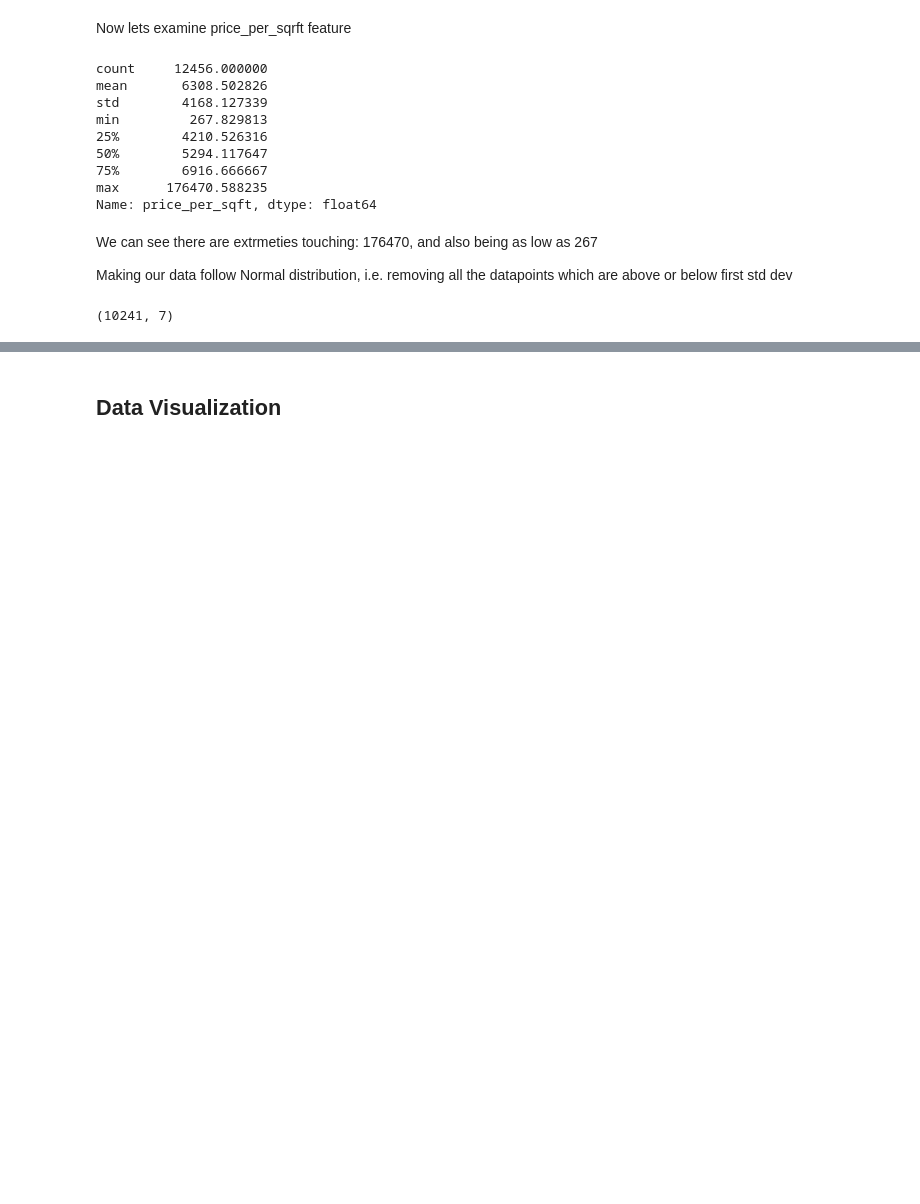
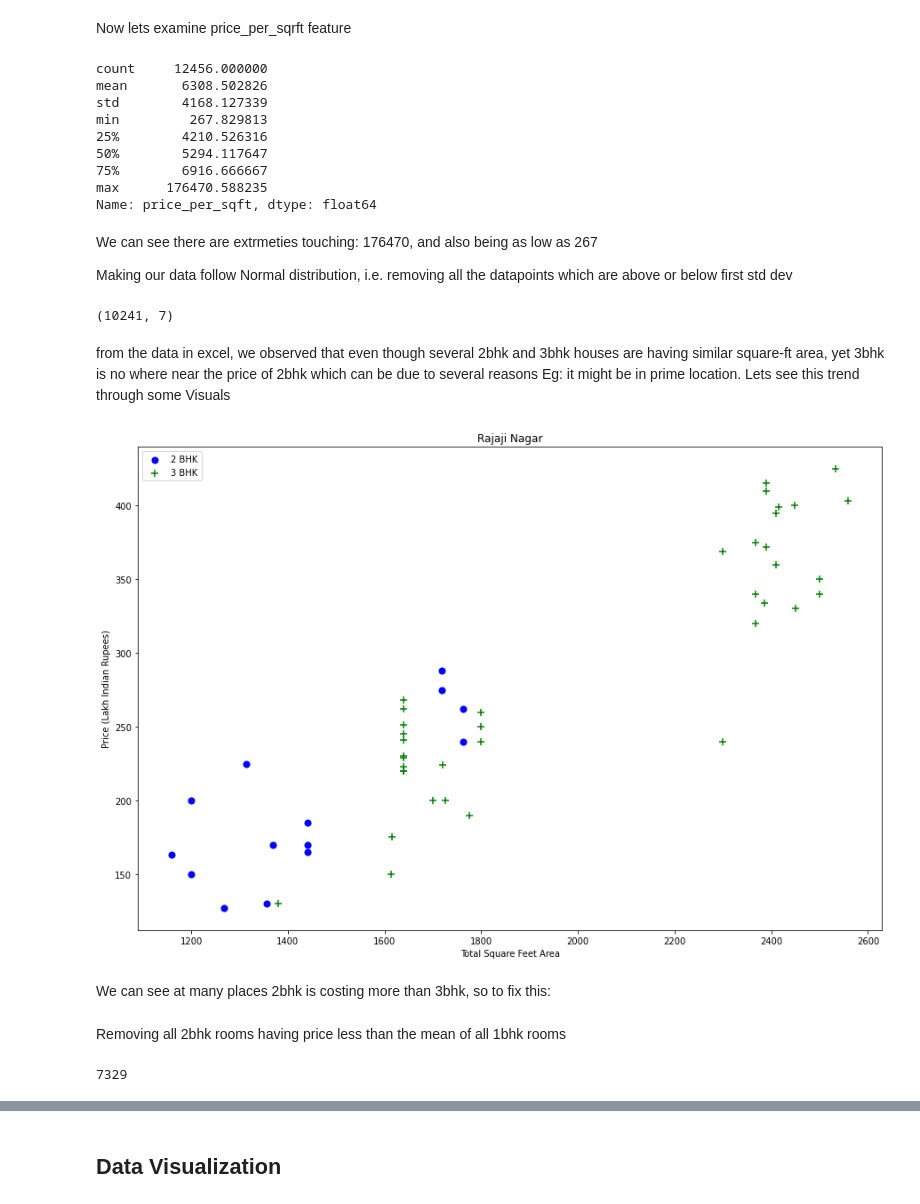
Before and after one commit to SiddharthaVarshney/Bengaluru-house-price-prediction, a Jupyter notebook: src/price_predictor.ipynb, the cells around one changed output, grey strips where cells are left out. Cells and saved outputs as stored; diff of their text form; code cells hidden in the pictures; blank space fills up the shorter version.

```diff
--- a/src/price_predictor.ipynb
+++ b/src/price_predictor.ipynb
@@ -306,3 +306,45 @@ df7 = remove_outlier_pps(df6)
 df7.shape
 # %% [output]
 (10241, 7)
+# %% [markdown]
+from the data in excel, we observed that even though several 2bhk and 3bhk houses are having similar square-ft area, yet 3bhk is no where near the price of 2bhk which can be due to several reasons Eg: it might be in prime location. Lets see this trend through some Visuals
+# %%
+def plot_scatter_chart(df, location):
+    bhk2 = df[(df["location"] == location) & (df["bhk"] == 2)]
+    bhk3 = df[(df.location == location) & (df.bhk == 3)]
+    matplotlib.rcParams['figure.figsize'] = (15, 10)
+    plt.scatter(bhk2.total_sqft, bhk2.price, color='blue', label='2 BHK', s=50)
+    plt.scatter(bhk3.total_sqft, bhk3.price, marker='+', color='green', label='3 BHK', s=50)
+    plt.xlabel("Total Square Feet Area")
+    plt.ylabel("Price (Lakh Indian Rupees)")
+    plt.title(location)
+    plt.legend()
+
+plot_scatter_chart(df7, "Rajaji Nagar")
+# %% [output]
+[figure, added]
+# %% [markdown]
+We can see at many places 2bhk is costing more than 3bhk, so to fix this:
+# %% [markdown]
+Removing all 2bhk rooms having price less than the mean of all 1bhk rooms
+# %%
+def remove_bhk_outliers(df):
+    exclude_indices = np.array([])
+    for location, location_df in df.groupby("location"):
+        bhk_stats = {}
+        for bhk, bhk_df in location_df.groupby("bhk"):
+            bhk_stats[bhk] = {
+                "mean": np.mean(bhk_df.price_per_sqft),
+                "std": np.std(bhk_df.price_per_sqft),
+                "count": bhk_df.shape[0]
+            }
+        for bhk, bhk_df in location_df.groupby("bhk"):
+            stats = bhk_stats.get(bhk-1)
+            if stats and stats["count"] > 5:
+                exclude_indices = np.append(exclude_indices, bhk_df[bhk_df.price_per_sqft<(stats["mean"])].index.values)
+    return df.drop(exclude_indices,axis="index")
+
+df8 = remove_bhk_outliers(df7)
+df8.shape[0]
+# %% [output]
+7329
```
Also changed, not shown: parts of 12 cells of this notebook.
